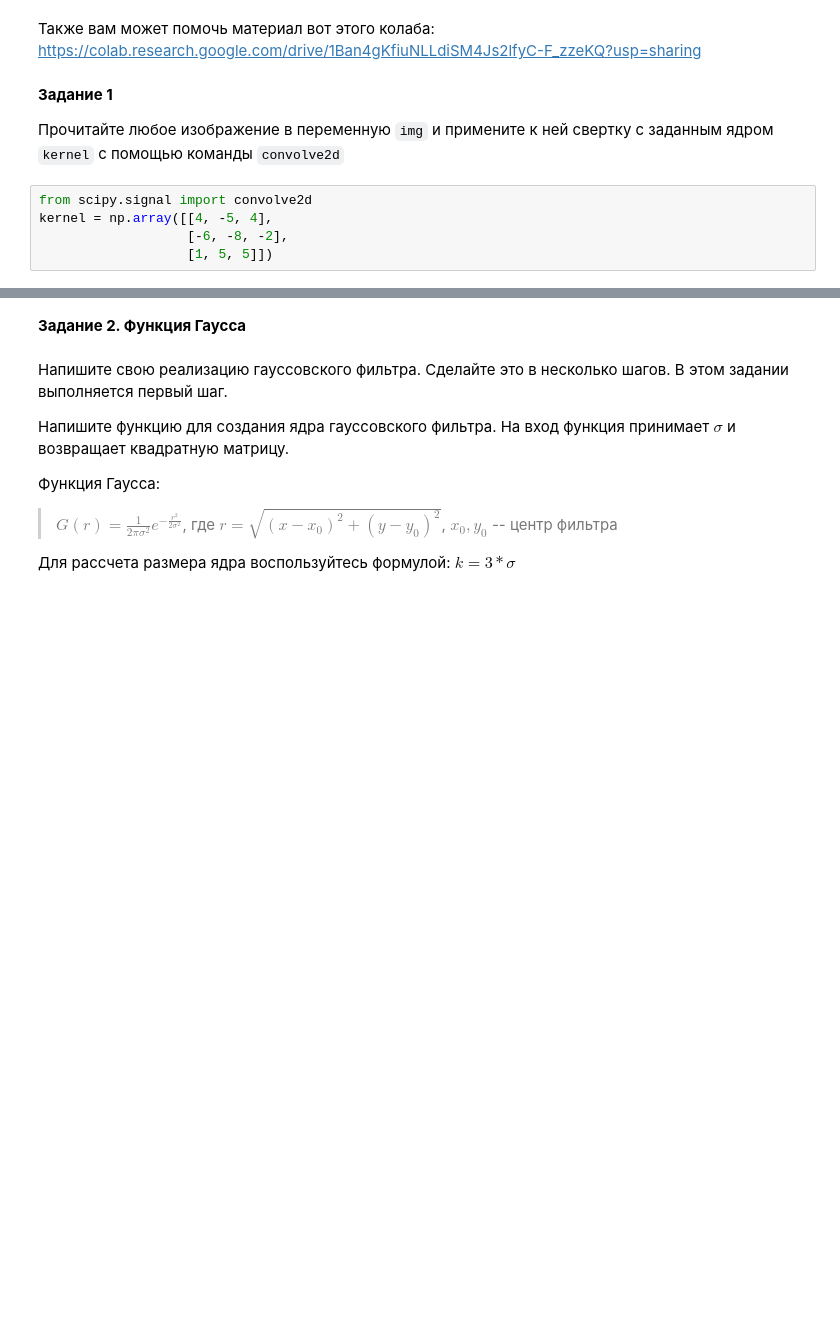
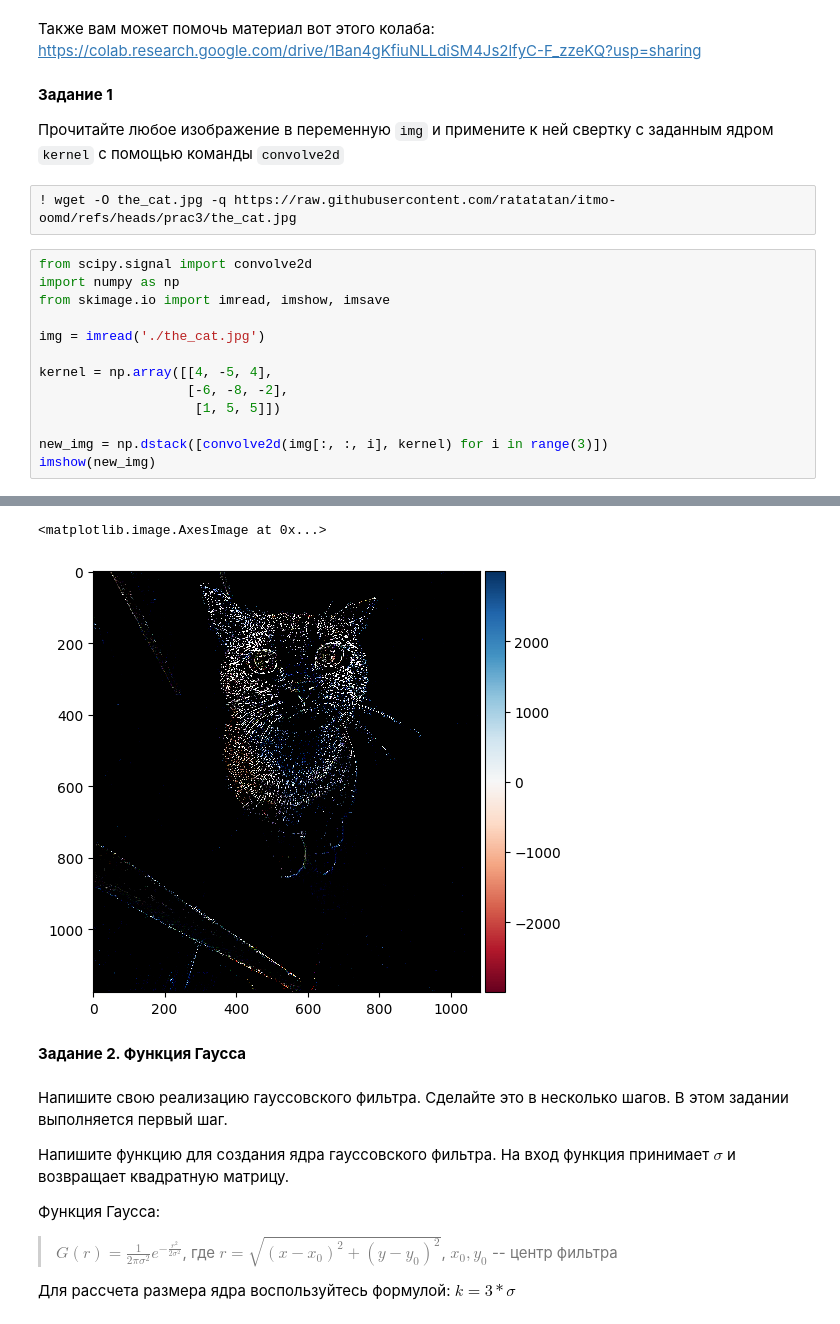
Before and after one commit to ratatatan/itmo-oomd, a Jupyter notebook: Курс_на_Stepik_4_Толкачев_Т.С._К3161.ipynb, the cells around one changed output, grey strips where cells are left out. Drawn from its saved outputs; the diff is of its cells as text; blank space fills up the shorter version.

```diff
--- a/Курс_на_Stepik_4_Толкачев_Т.С._К3161.ipynb
+++ b/Курс_на_Stepik_4_Толкачев_Т.С._К3161.ipynb
@@ -30,8 +30,19 @@ https://stepik.org/lesson/193595/step/10?unit=168013
 **Задание 1**
 
 Прочитайте любое изображение в переменную `img` и примените к ней свертку с заданным ядром `kernel` с помощью команды `convolve2d`
+# %%
+! wget -O the_cat.jpg -q https://raw.githubusercontent.com/ratatatan/itmo-oomd/refs/heads/prac3/the_cat.jpg
 # %%
 from scipy.signal import convolve2d
+import numpy as np
+from skimage.io import imread, imshow, imsave
+
+img = imread('./the_cat.jpg')
+
 kernel = np.array([[4, -5, 4],
                    [-6, -8, -2],
-                   [1, 5, 5]])
+                    [1, 5, 5]])
+
+new_img = np.dstack([convolve2d(img[:, :, i], kernel) for i in range(3)])
+imshow(new_img)
+# %% [output]
@@ -38,3 +50,5 @@ kernel = np.array([[4, -5, 4],
+<matplotlib.image.AxesImage at 0x...>
+[figure, added]
 # %% [markdown]
 **Задание 2. Функция Гаусса**
 # %% [markdown]
```
Also changed, not shown: parts of 1 cell of this notebook.
